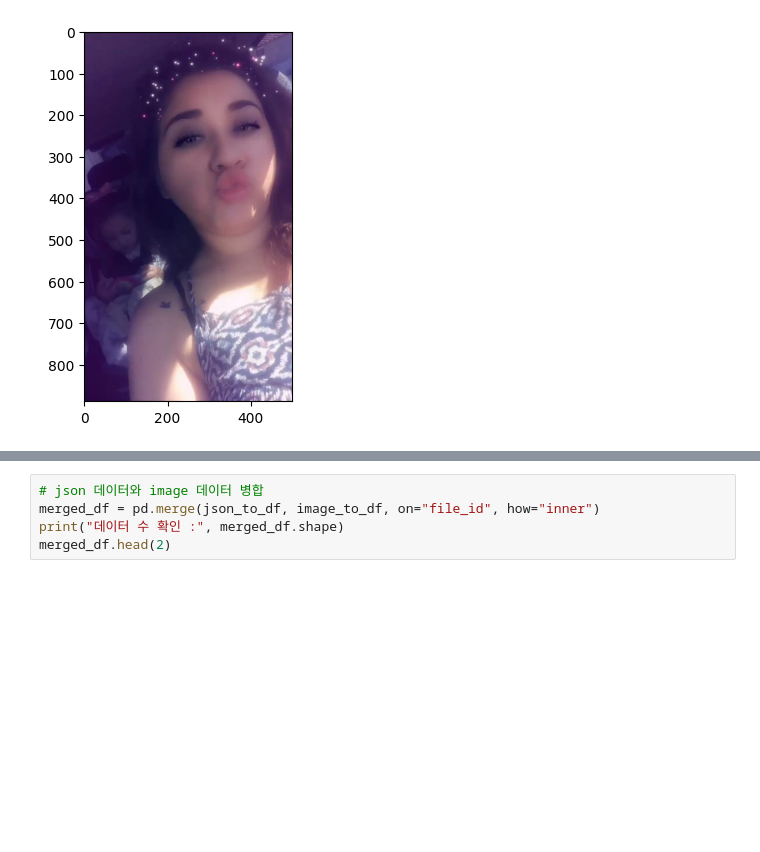
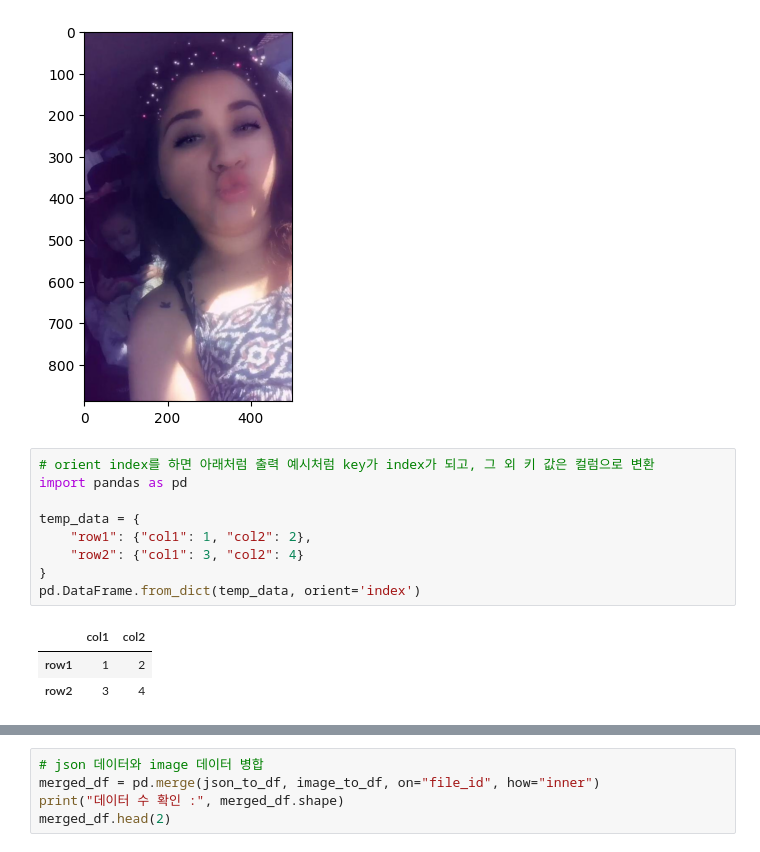
Before and after one commit to jhboyo/FASTCAMPUS-CH09_11, a Jupyter notebook: chapter09-Multi_Modal/chapter09_1_preprocessing.ipynb, the cells around one changed output, grey strips where cells are left out. Saved outputs shown, nothing was run; the diff lists cells and outputs as text; blank space fills up the shorter version.

```diff
--- a/chapter09-Multi_Modal/chapter09_preprocessing.ipynb
+++ b/chapter09-Multi_Modal/chapter09_1_preprocessing.ipynb
@@ -136,3 +144,16 @@ plt.imshow(random_image)
 # %% [output]
 <matplotlib.image.AxesImage at 0x...>
 [figure]
+# %%
+# orient index를 하면 아래처럼 출력 예시처럼 key가 index가 되고, 그 외 키 값은 컬럼으로 변환
+import pandas as pd
+
+temp_data = {
+    "row1": {"col1": 1, "col2": 2},
+    "row2": {"col1": 3, "col2": 4}
+}
+pd.DataFrame.from_dict(temp_data, orient='index')
+# %% [output]
+|  | col1 | col2 |
+| row1 | 1 | 2 |
+| row2 | 3 | 4 |
```
Also changed, not shown: parts of 13 cells of this notebook, 6 other files.
